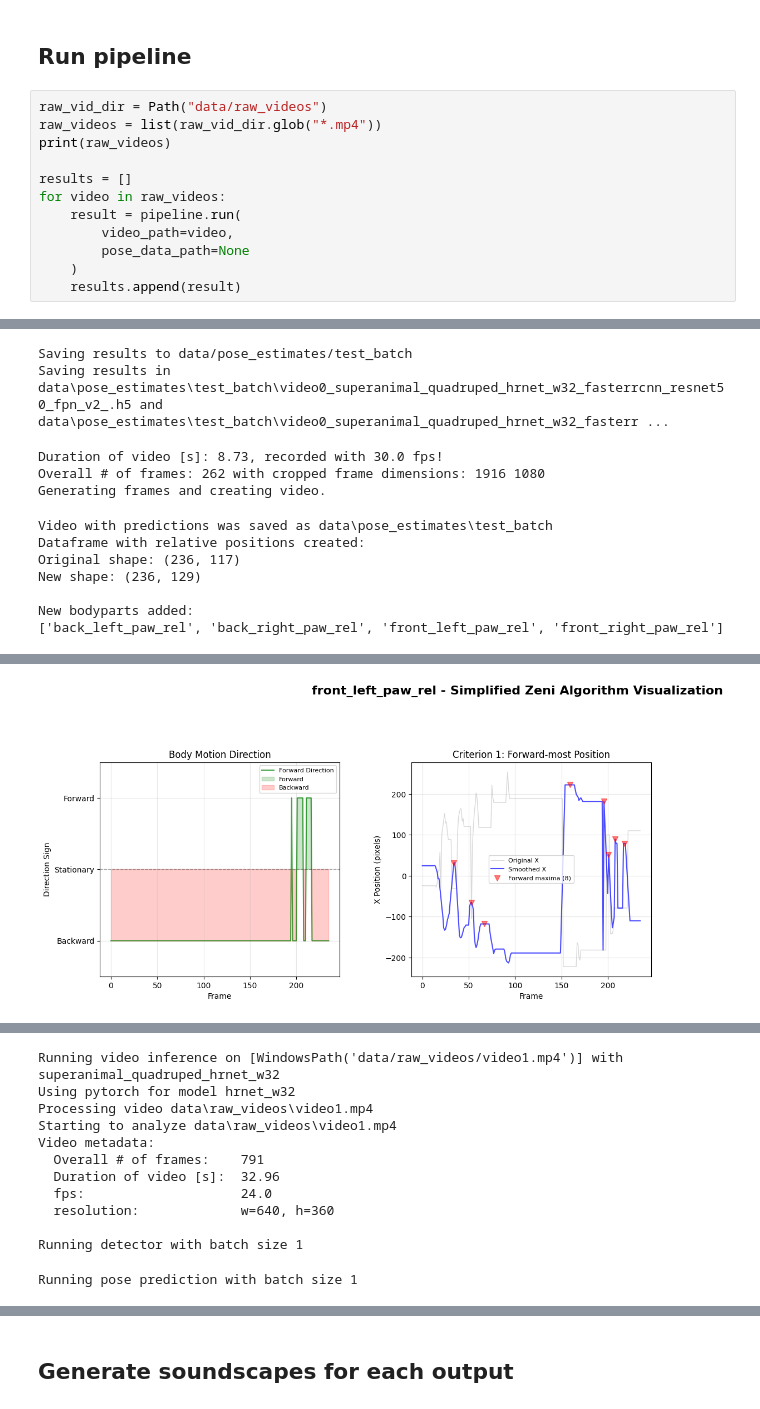
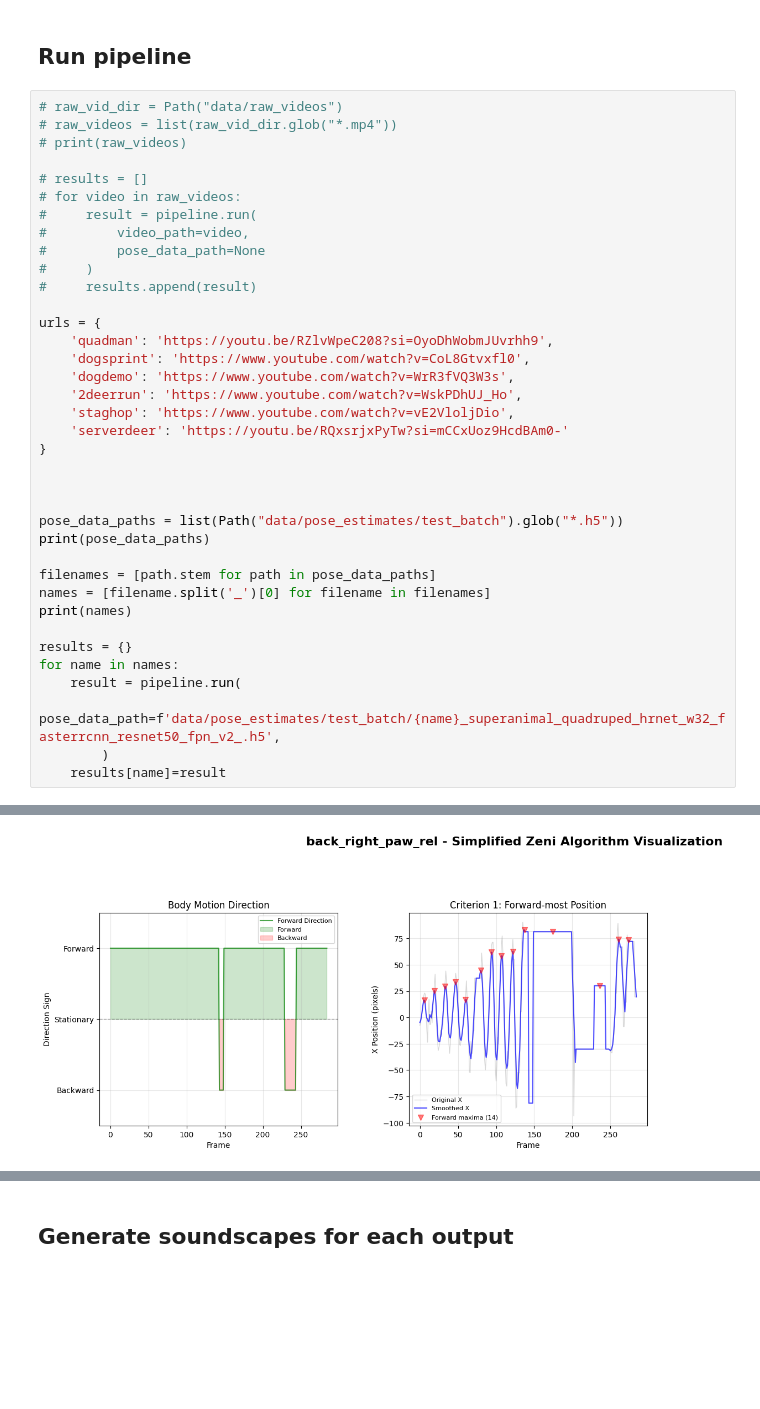
Before and after one commit to jexiao8211/datafawn, a Jupyter notebook: pipeline_test_2.ipynb, the cells around one changed output, grey strips where cells are left out. Cells and saved outputs as stored; diff of their text form; blank space fills up the shorter version.

Commit message:
upd pipeline test

```diff
--- a/pipeline_test_2.ipynb
+++ b/pipeline_test_2.ipynb
@@ -155,15 +155,40 @@ pipeline = datafawn.EventDetectionPipeline(
 # %% [markdown]
 ## Run pipeline
 # %%
-raw_vid_dir = Path("data/raw_videos")
-raw_videos = list(raw_vid_dir.glob("*.mp4"))
-print(raw_videos)
+# raw_vid_dir = Path("data/raw_videos")
+# raw_videos = list(raw_vid_dir.glob("*.mp4"))
+# print(raw_videos)
 
-results = []
-for video in raw_videos:
+# results = []
+# for video in raw_videos:
+#     result = pipeline.run(
+#         video_path=video,
+#         pose_data_path=None
+#     )
+#     results.append(result)
+
+urls = {
+    'quadman': 'https://youtu.be/RZlvWpeC208?si=OyoDhWobmJUvrhh9',
+    'dogsprint': 'https://www.youtube.com/watch?v=CoL8Gtvxfl0',
+    'dogdemo': 'https://www.youtube.com/watch?v=WrR3fVQ3W3s',
+    '2deerrun': 'https://www.youtube.com/watch?v=WskPDhUJ_Ho',
+    'staghop': 'https://www.youtube.com/watch?v=vE2VloljDio',
+    'serverdeer': 'https://youtu.be/RQxsrjxPyTw?si=mCCxUoz9HcdBAm0-'
+}
+
+
+
+pose_data_paths = list(Path("data/pose_estimates/test_batch").glob("*.h5"))
+print(pose_data_paths)
+
+filenames = [path.stem for path in pose_data_paths]
+names = [filename.split('_')[0] for filename in filenames]
+print(names)
+
+results = {}
+for name in names:
     result = pipeline.run(
-        video_path=video,
-        pose_data_path=None
-    )
-    results.append(result)
+        pose_data_path=f'data/pose_estimates/test_batch/{name}_superanimal_quadruped_hrnet_w32_fasterrcnn_resnet50_fpn_v2_.h5',
+        )
+    results[name]=result
 # %% [output]
@@ -184,12 +202,0 @@ WARNING:root:The video metadata indicates that there 262 in the video, but only
-Saving results to data/pose_estimates/test_batch
-Saving results in data\pose_estimates\test_batch\video0_superanimal_quadruped_hrnet_w32_fasterrcnn_resnet50_fpn_v2_.h5 and data\pose_estimates\test_batch\video0_superanimal_quadruped_hrnet_w32_fasterr ...
-Duration of video [s]: 8.73, recorded with 30.0 fps!
-Overall # of frames: 262 with cropped frame dimensions: 1916 1080
-Generating frames and creating video.
-Video with predictions was saved as data\pose_estimates\test_batch
-Dataframe with relative positions created:
-Original shape: (236, 117)
-New shape: (236, 129)
-
-New bodyparts added:
-['back_left_paw_rel', 'back_right_paw_rel', 'front_left_paw_rel', 'front_right_paw_rel']
@@ -197 +204 @@ New bodyparts added:
-[figure, old version]
+[figure, new version]
@@ -200,12 +206,0 @@ New bodyparts added:
-Running video inference on [WindowsPath('data/raw_videos/video1.mp4')] with superanimal_quadruped_hrnet_w32
-Using pytorch for model hrnet_w32
-Processing video data\raw_videos\video1.mp4
-Starting to analyze data\raw_videos\video1.mp4
-Video metadata:
-  Overall # of frames:    791
-  Duration of video [s]:  32.96
-  fps:                    24.0
-  resolution:             w=640, h=360
-
-Running detector with batch size 1
-Running pose prediction with batch size 1
```
Also changed, not shown: parts of 7 cells of this notebook.
